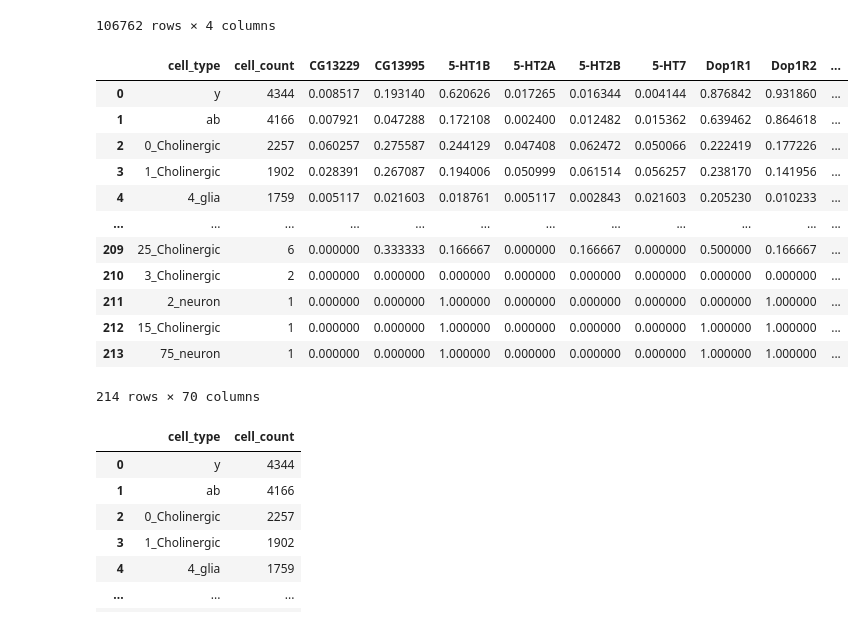
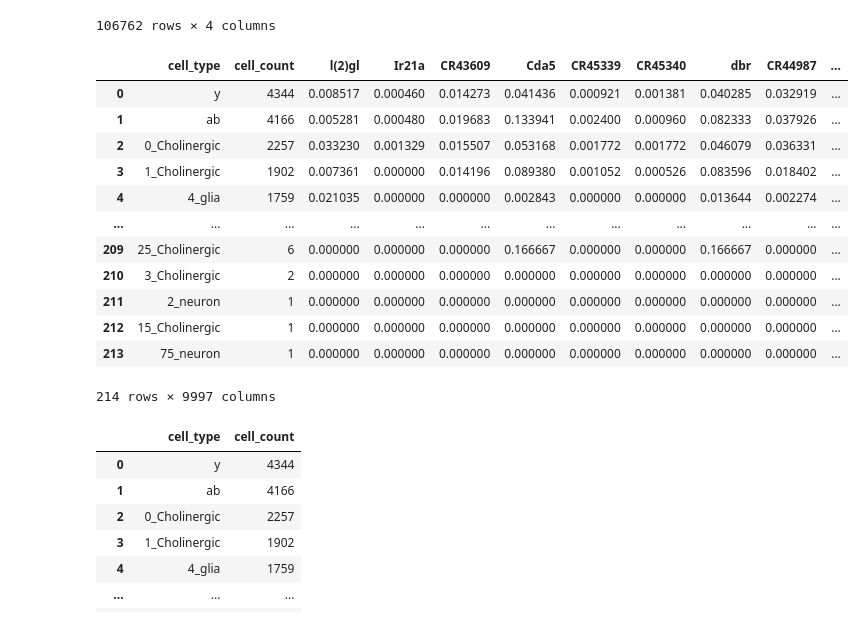
Before and after one commit to joanadopp/genedetector, a Jupyter notebook: genedetector.ipynb, the cells around one changed output. Cells and saved outputs as stored; diff of their text form; code cells hidden in the pictures.

```diff
--- a/genedetector.ipynb
+++ b/genedetector.ipynb
@@ -38,5 +41,5 @@ Session information updated at 2024-03-22 14:35
 # %%
-adata = sc.read_h5ad('adata_08082022.h5ad')
+adata = sc.read_h5ad('adata_22032024.h5ad')
 # %%
 adata.obs
 # %% [output]
@@ -282,28 +290,28 @@ See the caveats in the documentation: https://pandas.pydata.org/pandas-docs/stab
 # %%
 # get a fraction per gene of its expression across the cells in a cell type
 
 #add the combined_annos column to the binary_df to average over all cells
-binary_df['cell_type'] = annos['combined_annos']
+binary_df['cell_type'] = adata.obs['combined_annos']
 
 cell_type_counts = binary_df['cell_type'].value_counts().reset_index()
 cell_type_counts.columns = ['cell_type', 'cell_count']
 
 # average over all cells of a cell type
 avg_ct = binary_df.groupby('cell_type').mean().reset_index()
 
 final = pd.merge(cell_type_counts, avg_ct, on='cell_type')
 final
 # %% [output]
-|  | cell_type | cell_count | CG13229 | CG13995 | 5-HT1B | 5-HT2A | 5-HT2B | 5-HT7 | Dop1R1 | Dop1R2 | ... |
-| 0 | y | 4344 | 0.008517 | 0.193140 | 0.620626 | 0.017265 | 0.016344 | 0.004144 | 0.876842 | 0.931860 | ... |
-| 1 | ab | 4166 | 0.007921 | 0.047288 | 0.172108 | 0.002400 | 0.012482 | 0.015362 | 0.639462 | 0.864618 | ... |
-| 2 | 0_Cholinergic | 2257 | 0.060257 | 0.275587 | 0.244129 | 0.047408 | 0.062472 | 0.050066 | 0.222419 | 0.177226 | ... |
-| 3 | 1_Cholinergic | 1902 | 0.028391 | 0.267087 | 0.194006 | 0.050999 | 0.061514 | 0.056257 | 0.238170 | 0.141956 | ... |
-| 4 | 4_glia | 1759 | 0.005117 | 0.021603 | 0.018761 | 0.005117 | 0.002843 | 0.021603 | 0.205230 | 0.010233 | ... |
+|  | cell_type | cell_count | l(2)gl | Ir21a | CR43609 | Cda5 | CR45339 | CR45340 | dbr | CR44987 | ... |
+| 0 | y | 4344 | 0.008517 | 0.000460 | 0.014273 | 0.041436 | 0.000921 | 0.001381 | 0.040285 | 0.032919 | ... |
+| 1 | ab | 4166 | 0.005281 | 0.000480 | 0.019683 | 0.133941 | 0.002400 | 0.000960 | 0.082333 | 0.037926 | ... |
+| 2 | 0_Cholinergic | 2257 | 0.033230 | 0.001329 | 0.015507 | 0.053168 | 0.001772 | 0.001772 | 0.046079 | 0.036331 | ... |
+| 3 | 1_Cholinergic | 1902 | 0.007361 | 0.000000 | 0.014196 | 0.089380 | 0.001052 | 0.000526 | 0.083596 | 0.018402 | ... |
+| 4 | 4_glia | 1759 | 0.021035 | 0.000000 | 0.000000 | 0.002843 | 0.000000 | 0.000000 | 0.013644 | 0.002274 | ... |
 | ... | ... | ... | ... | ... | ... | ... | ... | ... | ... | ... | ... |
-| 209 | 25_Cholinergic | 6 | 0.000000 | 0.333333 | 0.166667 | 0.000000 | 0.166667 | 0.000000 | 0.500000 | 0.166667 | ... |
+| 209 | 25_Cholinergic | 6 | 0.000000 | 0.000000 | 0.000000 | 0.166667 | 0.000000 | 0.000000 | 0.166667 | 0.000000 | ... |
 | 210 | 3_Cholinergic | 2 | 0.000000 | 0.000000 | 0.000000 | 0.000000 | 0.000000 | 0.000000 | 0.000000 | 0.000000 | ... |
-| 211 | 2_neuron | 1 | 0.000000 | 0.000000 | 1.000000 | 0.000000 | 0.000000 | 0.000000 | 0.000000 | 1.000000 | ... |
-| 212 | 15_Cholinergic | 1 | 0.000000 | 0.000000 | 1.000000 | 0.000000 | 0.000000 | 0.000000 | 1.000000 | 1.000000 | ... |
-| 213 | 75_neuron | 1 | 0.000000 | 0.000000 | 1.000000 | 0.000000 | 0.000000 | 0.000000 | 1.000000 | 1.000000 | ... |
+| 211 | 2_neuron | 1 | 0.000000 | 0.000000 | 0.000000 | 0.000000 | 0.000000 | 0.000000 | 0.000000 | 0.000000 | ... |
+| 212 | 15_Cholinergic | 1 | 0.000000 | 0.000000 | 0.000000 | 0.000000 | 0.000000 | 0.000000 | 0.000000 | 0.000000 | ... |
+| 213 | 75_neuron | 1 | 0.000000 | 0.000000 | 0.000000 | 0.000000 | 0.000000 | 0.000000 | 0.000000 | 0.000000 | ... |
-214 rows × 70 columns
+214 rows × 9997 columns
```
Also changed, not shown: parts of 8 cells of this notebook.
